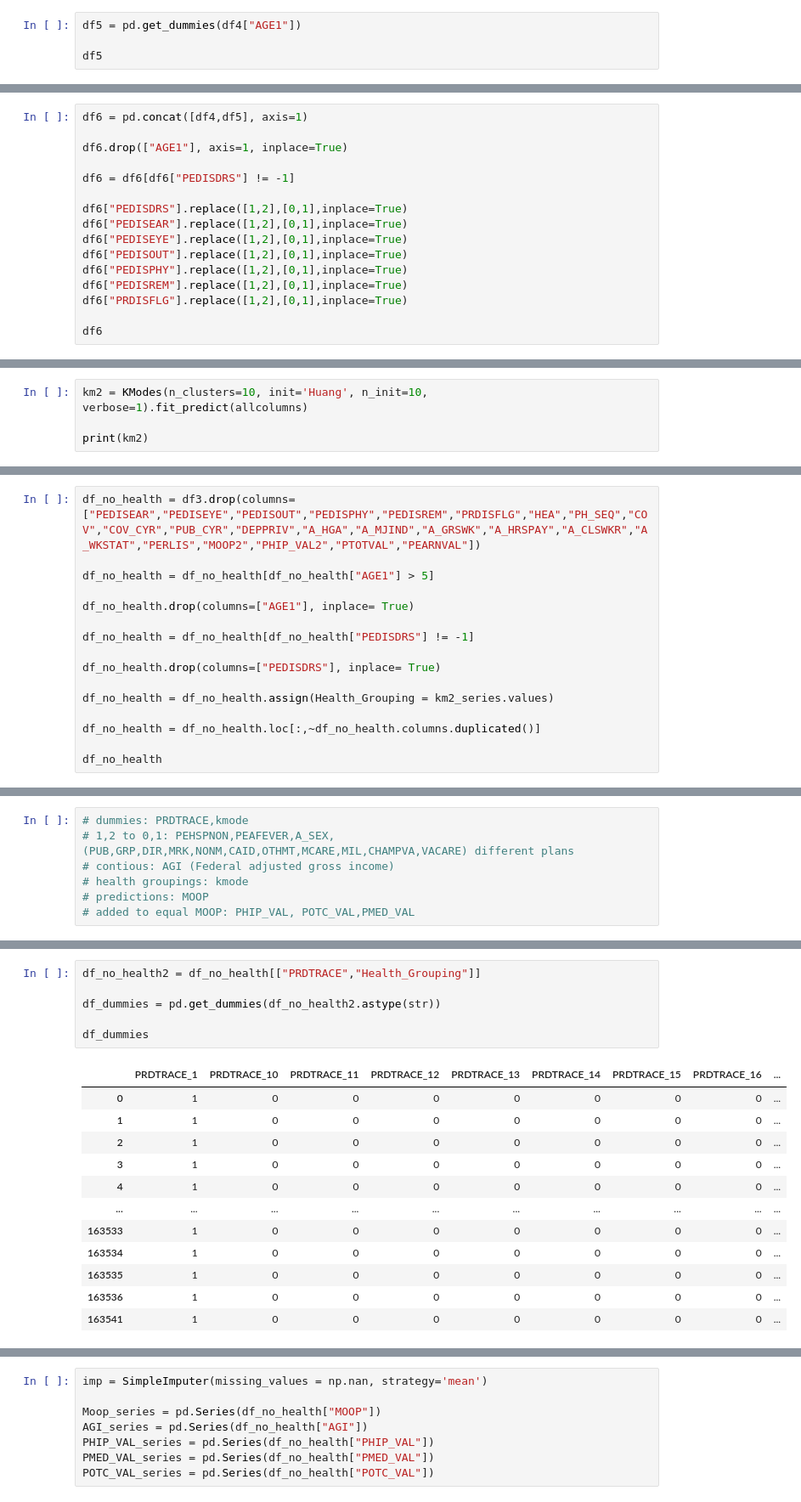
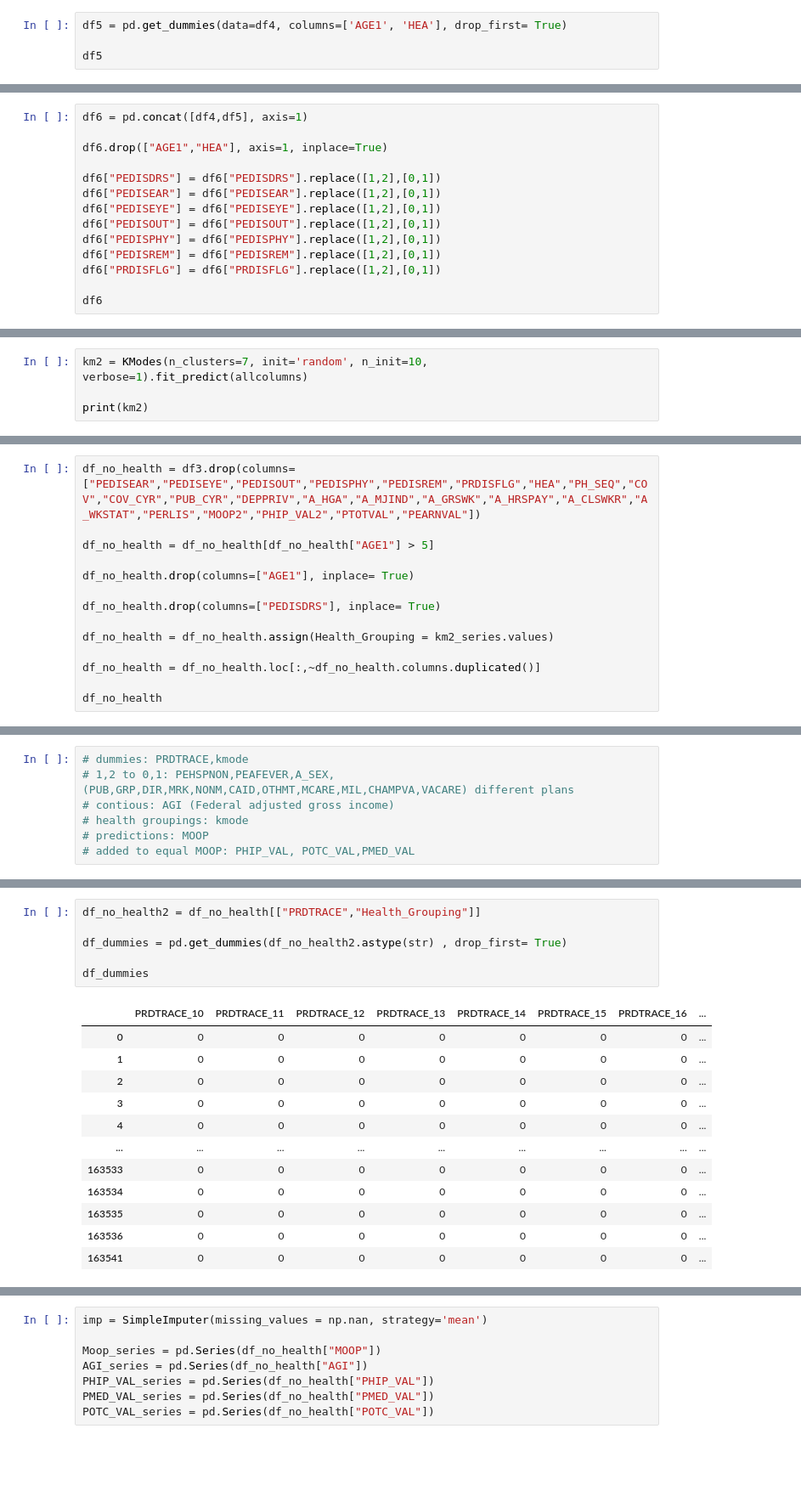
Before and after one commit to OhLGitHub/capstone, a Jupyter notebook: code/main.ipynb, the cells around one changed output, grey strips where cells are left out. Shown at 85% size. Saved outputs shown, nothing was run; the diff lists cells and outputs as text; blank space fills up the shorter version.

```diff
--- a/code/main.ipynb
+++ b/code/main.ipynb
@@ -92,7 +94,7 @@ df4
 | 163541 | 14 | 2 | 2 | 2 | 2 | 2 | 2 | 2 | 2 |
 99237 rows × 9 columns
 # %%
-df5 = pd.get_dummies(df4["AGE1"])
+df5 = pd.get_dummies(data=df4, columns=['AGE1', 'HEA'], drop_first= True)
 
 df5
 # %% [output]
@@ -112,17 +114,15 @@ df5
 # %%
 df6 = pd.concat([df4,df5], axis=1)
 
-df6.drop(["AGE1"], axis=1, inplace=True)
+df6.drop(["AGE1","HEA"], axis=1, inplace=True)
 
-df6 = df6[df6["PEDISDRS"] != -1]
-
-df6["PEDISDRS"].replace([1,2],[0,1],inplace=True)
-df6["PEDISEAR"].replace([1,2],[0,1],inplace=True)
-df6["PEDISEYE"].replace([1,2],[0,1],inplace=True)
-df6["PEDISOUT"].replace([1,2],[0,1],inplace=True)
-df6["PEDISPHY"].replace([1,2],[0,1],inplace=True)
-df6["PEDISREM"].replace([1,2],[0,1],inplace=True)
-df6["PRDISFLG"].replace([1,2],[0,1],inplace=True)
+df6["PEDISDRS"] = df6["PEDISDRS"].replace([1,2],[0,1])
+df6["PEDISEAR"] = df6["PEDISEAR"].replace([1,2],[0,1])
+df6["PEDISEYE"] = df6["PEDISEYE"].replace([1,2],[0,1])
+df6["PEDISOUT"] = df6["PEDISOUT"].replace([1,2],[0,1])
+df6["PEDISPHY"] = df6["PEDISPHY"].replace([1,2],[0,1])
+df6["PEDISREM"] = df6["PEDISREM"].replace([1,2],[0,1])
+df6["PRDISFLG"] = df6["PRDISFLG"].replace([1,2],[0,1])
 
 df6
 # %% [output]
@@ -146,5 +144,5 @@ no_health_status = allcolumns.drop(["HEA"], axis=1)
 # %%
-km2 = KModes(n_clusters=10, init='Huang', n_init=10, verbose=1).fit_predict(allcolumns)
+km2 = KModes(n_clusters=7, init='random', n_init=10, verbose=1).fit_predict(allcolumns)
 
 print(km2)
 # %% [output]
@@ -187,8 +214,6 @@ df_no_health = df3.drop(columns=["PEDISEAR","PEDISEYE","PEDISOUT","PEDISPHY","PE
 df_no_health = df_no_health[df_no_health["AGE1"] > 5]
 
 df_no_health.drop(columns=["AGE1"], inplace= True)
-
-df_no_health = df_no_health[df_no_health["PEDISDRS"] != -1]
 
 df_no_health.drop(columns=["PEDISDRS"], inplace= True)
 
@@ -245,19 +270,19 @@ See the caveats in the documentation: https://pandas.pydata.org/pandas-docs/stab
 # %%
 df_no_health2 = df_no_health[["PRDTRACE","Health_Grouping"]]
 
-df_dummies = pd.get_dummies(df_no_health2.astype(str))
+df_dummies = pd.get_dummies(df_no_health2.astype(str) , drop_first= True)
 
 df_dummies
 # %% [output]
-|  | PRDTRACE_1 | PRDTRACE_10 | PRDTRACE_11 | PRDTRACE_12 | PRDTRACE_13 | PRDTRACE_14 | PRDTRACE_15 | PRDTRACE_16 | ... |
-| 0 | 1 | 0 | 0 | 0 | 0 | 0 | 0 | 0 | ... |
-| 1 | 1 | 0 | 0 | 0 | 0 | 0 | 0 | 0 | ... |
-| 2 | 1 | 0 | 0 | 0 | 0 | 0 | 0 | 0 | ... |
-| 3 | 1 | 0 | 0 | 0 | 0 | 0 | 0 | 0 | ... |
-| 4 | 1 | 0 | 0 | 0 | 0 | 0 | 0 | 0 | ... |
-| ... | ... | ... | ... | ... | ... | ... | ... | ... | ... |
-| 163533 | 1 | 0 | 0 | 0 | 0 | 0 | 0 | 0 | ... |
-| 163534 | 1 | 0 | 0 | 0 | 0 | 0 | 0 | 0 | ... |
-| 163535 | 1 | 0 | 0 | 0 | 0 | 0 | 0 | 0 | ... |
-| 163536 | 1 | 0 | 0 | 0 | 0 | 0 | 0 | 0 | ... |
-| 163541 | 1 | 0 | 0 | 0 | 0 | 0 | 0 | 0 | ... |
+|  | PRDTRACE_10 | PRDTRACE_11 | PRDTRACE_12 | PRDTRACE_13 | PRDTRACE_14 | PRDTRACE_15 | PRDTRACE_16 | ... |
+| 0 | 0 | 0 | 0 | 0 | 0 | 0 | 0 | ... |
+| 1 | 0 | 0 | 0 | 0 | 0 | 0 | 0 | ... |
+| 2 | 0 | 0 | 0 | 0 | 0 | 0 | 0 | ... |
+| 3 | 0 | 0 | 0 | 0 | 0 | 0 | 0 | ... |
+| 4 | 0 | 0 | 0 | 0 | 0 | 0 | 0 | ... |
+| ... | ... | ... | ... | ... | ... | ... | ... | ... |
+| 163533 | 0 | 0 | 0 | 0 | 0 | 0 | 0 | ... |
+| 163534 | 0 | 0 | 0 | 0 | 0 | 0 | 0 | ... |
+| 163535 | 0 | 0 | 0 | 0 | 0 | 0 | 0 | ... |
+| 163536 | 0 | 0 | 0 | 0 | 0 | 0 | 0 | ... |
+| 163541 | 0 | 0 | 0 | 0 | 0 | 0 | 0 | ... |
```
Also changed, not shown: parts of 22 cells of this notebook.
